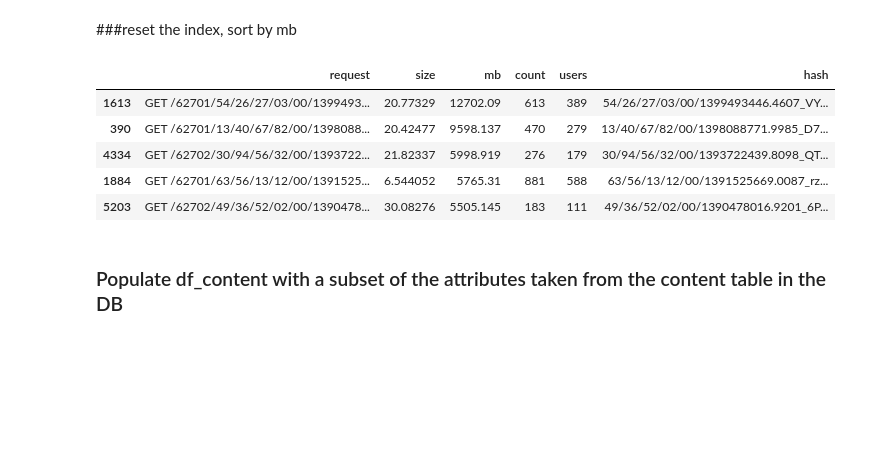
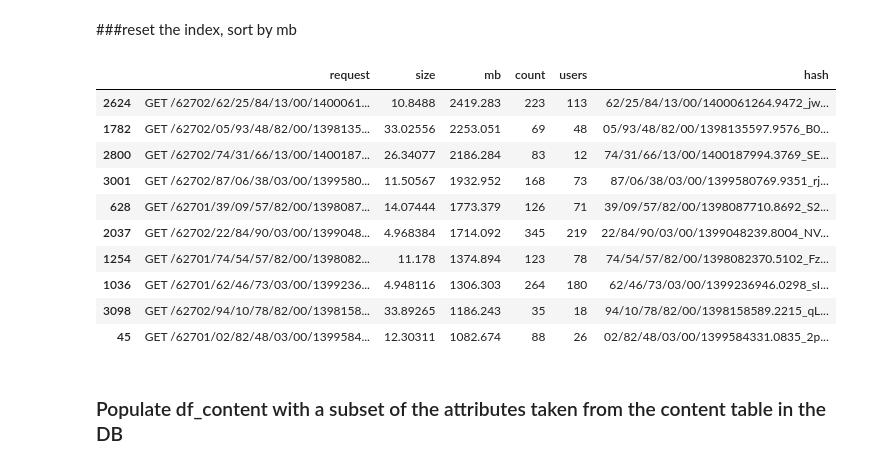
Before and after one commit to nicolasgo/_pmx, a Jupyter notebook: fraud-analysis-videos.ipynb, the cells around one changed output. Saved outputs shown, nothing was run; the diff lists cells and outputs as text; code cells hidden in the pictures; blank space fills up the shorter version.

```diff
--- a/fraud-analysis-videos.ipynb
+++ b/fraud-analysis-videos.ipynb
@@ -20,9 +35,12 @@ rcParams['figure.figsize'] = 10, 5 # width, height in inches
 #
 file_name=_rootdir+'data/fs01/3gp.0219.log'
 file_name=_rootdir+'data/fraud-worst/201502.log'
+file_name=_rootdir+'data/fs01/test.log'
 file_name=_rootdir+'data/fs01/201502_3gp.log'
-file_name=_rootdir+'data/fs01/test.log'
-file_name=_rootdir+'data/fs01/20150126.3gp.log'
+file_name=_rootdir+'data/fs01/201503.3gp.log'
+file_name=_rootdir+'data/fs01/2015.3gp.log'
+file_name=_rootdir+'data/fs01/201501_3gp.log'
+file_name=_rootdir+'data/fs01/2015031.3gp.log'
 # %% [markdown]
 ## Parsing the log
 # %%
@@ -404,14 +437,19 @@ stats_per_request['hash']=stats_per_request.request.apply(lambda x: x.split(' ')
 # %%
 stats_per_request=stats_per_request.reset_index().drop('index',1)
 stats_per_request.sort(['mb'],ascending=False,inplace=True)
-stats_per_request.head(5)
+stats_per_request.head(10)
 # %% [output]
 |  | request | size | mb | count | users | hash |
-| 1613 | GET /62701/54/26/27/03/00/1399493... | 20.77329 | 12702.09 | 613 | 389 | 54/26/27/03/00/1399493446.4607_VY... |
-| 390 | GET /62701/13/40/67/82/00/1398088... | 20.42477 | 9598.137 | 470 | 279 | 13/40/67/82/00/1398088771.9985_D7... |
-| 4334 | GET /62702/30/94/56/32/00/1393722... | 21.82337 | 5998.919 | 276 | 179 | 30/94/56/32/00/1393722439.8098_QT... |
-| 1884 | GET /62701/63/56/13/12/00/1391525... | 6.544052 | 5765.31 | 881 | 588 | 63/56/13/12/00/1391525669.0087_rz... |
-| 5203 | GET /62702/49/36/52/02/00/1390478... | 30.08276 | 5505.145 | 183 | 111 | 49/36/52/02/00/1390478016.9201_6P... |
+| 2624 | GET /62702/62/25/84/13/00/1400061... | 10.8488 | 2419.283 | 223 | 113 | 62/25/84/13/00/1400061264.9472_jw... |
+| 1782 | GET /62702/05/93/48/82/00/1398135... | 33.02556 | 2253.051 | 69 | 48 | 05/93/48/82/00/1398135597.9576_B0... |
+| 2800 | GET /62702/74/31/66/13/00/1400187... | 26.34077 | 2186.284 | 83 | 12 | 74/31/66/13/00/1400187994.3769_SE... |
+| 3001 | GET /62702/87/06/38/03/00/1399580... | 11.50567 | 1932.952 | 168 | 73 | 87/06/38/03/00/1399580769.9351_rj... |
+| 628 | GET /62701/39/09/57/82/00/1398087... | 14.07444 | 1773.379 | 126 | 71 | 39/09/57/82/00/1398087710.8692_S2... |
+| 2037 | GET /62702/22/84/90/03/00/1399048... | 4.968384 | 1714.092 | 345 | 219 | 22/84/90/03/00/1399048239.8004_NV... |
+| 1254 | GET /62701/74/54/57/82/00/1398082... | 11.178 | 1374.894 | 123 | 78 | 74/54/57/82/00/1398082370.5102_Fz... |
+| 1036 | GET /62701/62/46/73/03/00/1399236... | 4.948116 | 1306.303 | 264 | 180 | 62/46/73/03/00/1399236946.0298_sI... |
+| 3098 | GET /62702/94/10/78/82/00/1398158... | 33.89265 | 1186.243 | 35 | 18 | 94/10/78/82/00/1398158589.2215_qL... |
+| 45 | GET /62701/02/82/48/03/00/1399584... | 12.30311 | 1082.674 | 88 | 26 | 02/82/48/03/00/1399584331.0835_2p... |
 # %% [markdown]
 ### Populate df_content with a subset of the attributes taken from the content table in the DB
 # %%
```
Also changed, not shown: parts of 52 cells of this notebook, 1 other file.
